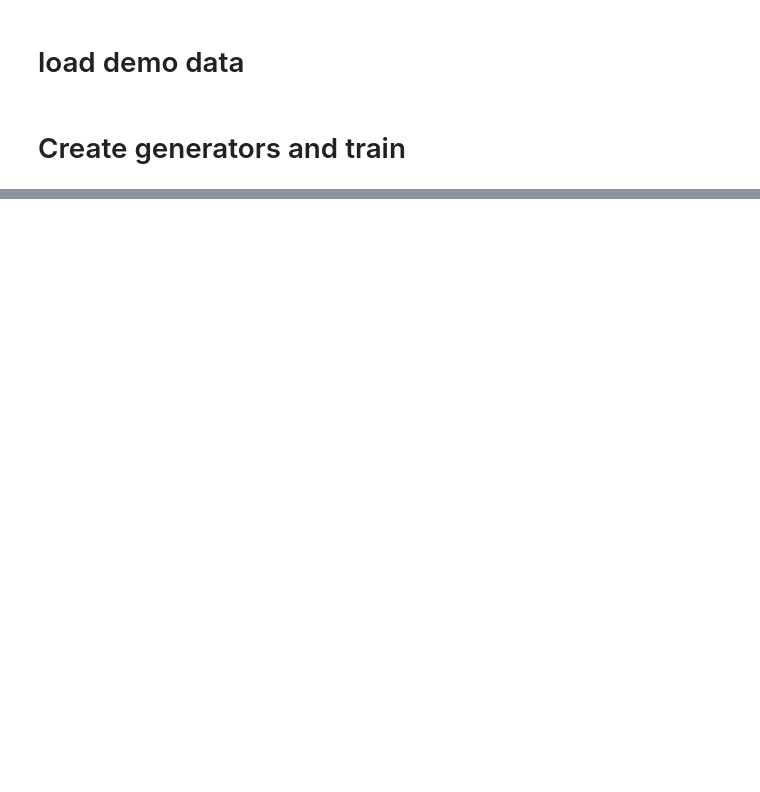
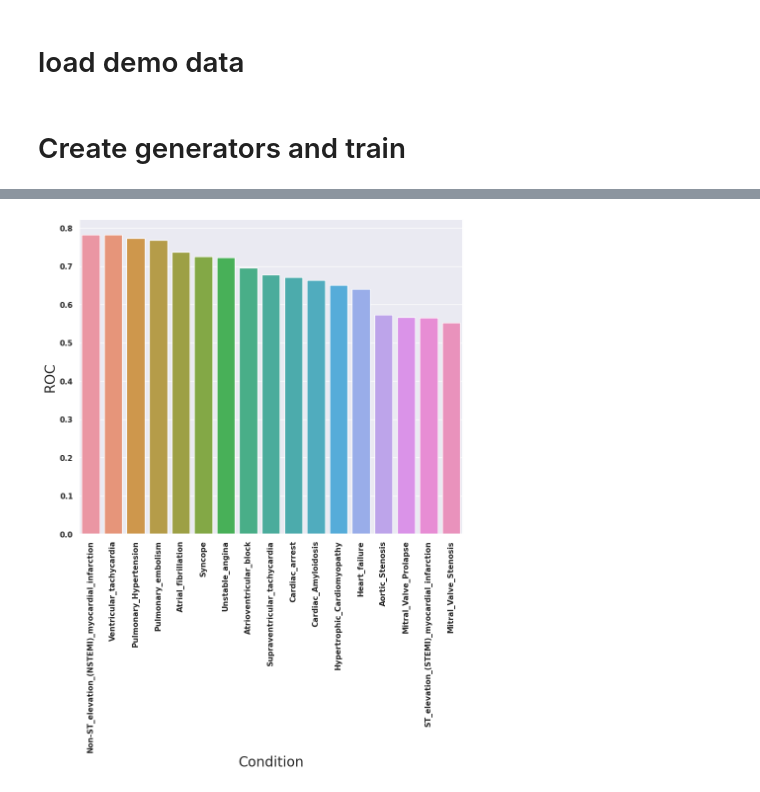
Before and after one commit to imilas/ECG_Dx_ABHealth, a Jupyter notebook: demo_train.ipynb, the cells around one changed output, grey strips where cells are left out. Saved outputs shown, nothing was run; the diff lists cells and outputs as text; code cells hidden in the pictures; blank space fills up the shorter version.

```diff
--- a/demo_train.ipynb
+++ b/demo_train.ipynb
@@ -74,0 +62,16 @@ NameError: name 'label_df' is not defined
+# %%
+# train set probs
+yt_list = []
+yp_list = []
+ecg_list = []
+for i in range(len(training_generator)):
+        print(i,end="\r")
+        yt_list.append(training_generator[i][1])
+        yp_list.append(model.predict(training_generator[i][0]))
+        # ecg_list.append(training_generator[i][2])
+
+y_test = np.concatenate(yt_list)
+y_prob = np.concatenate(yp_list)
+# ecg_names = np.concatenate(ecg_list)
+# pd.DataFrame(data=y_prob,columns=label_df.columns).to_csv("csvs/cutoff_dfs/%s_holdout_train.csv"%MODEL_NAME)
+df = pd.DataFrame(data=y_prob,columns=demo_labels.columns)
@@ -74,0 +80,6 @@ NameError: name 'label_df' is not defined
+# %%
+df = pd.DataFrame(data=y_prob,columns=demo_labels.columns)
+# df.index = demo_labels.index
+df = df.where(df>0.5,0)
+df = df.where(df<=0.5,1)
+df
@@ -74,0 +100,6 @@ NameError: name 'label_df' is not defined
+# %%
+_ ,aucs = draw_aucs.draw_aucs(df.to_numpy(),demo_labels.to_numpy(),demo_labels.columns)
+# %%
+aucs_df = pd.DataFrame(aucs).T
+aucs_df.columns = aucs_df.iloc[0]
+aucs_df = aucs_df[1:].T.reset_index()
@@ -74,0 +125,9 @@ NameError: name 'label_df' is not defined
+# %%
+sns.set(rc={'figure.figsize':(10,8.27)})
+ax = sns.barplot(x=aucs_df[0],y=aucs_df[1])
+ax.set_xticklabels(ax.get_xticklabels(),rotation=90)
+ax.set_ylabel('ROC',fontsize=20);
+ax.set_xlabel('Condition',fontsize=20)
+plt.show()
+# %% [output]
+[figure, added]
```
Also changed, not shown: parts of 7 cells of this notebook, 3 other files.
